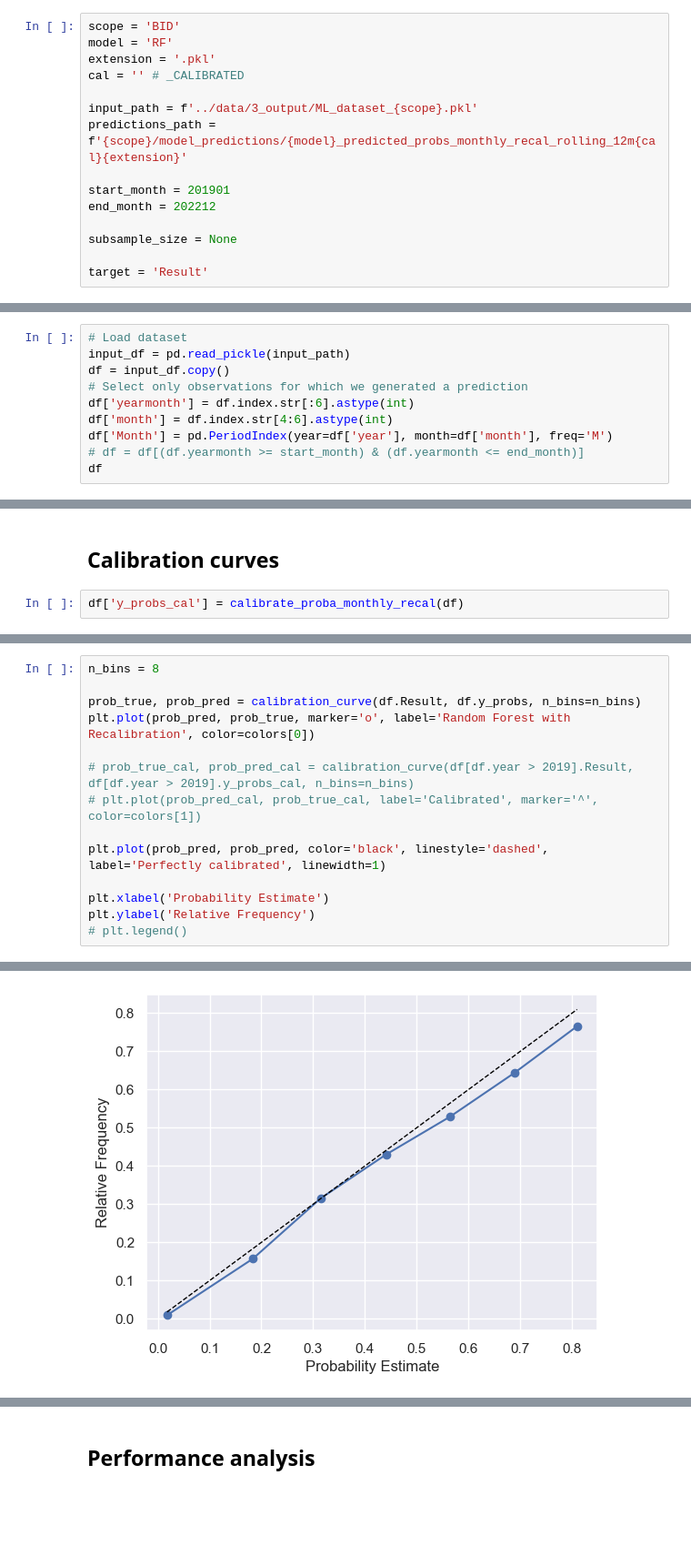
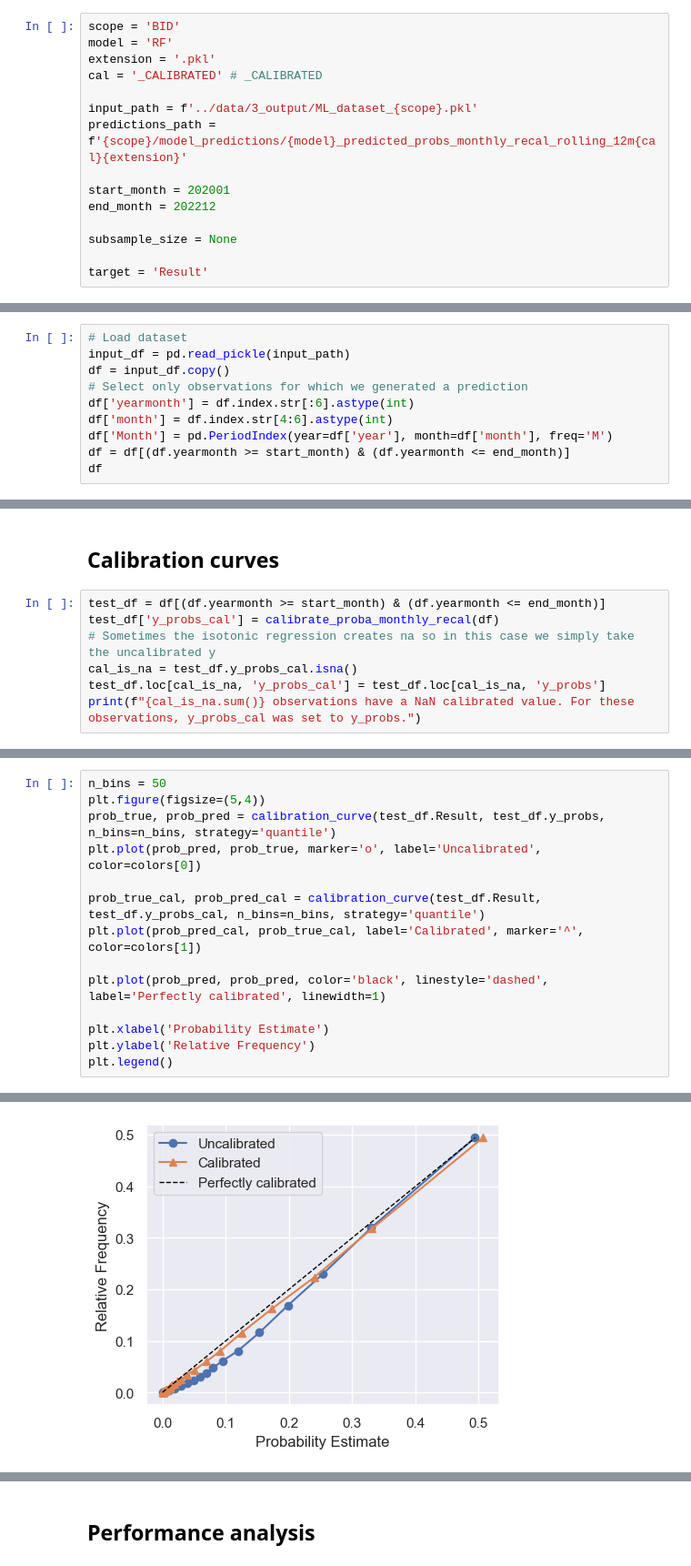
Before and after one commit to gkchln/asm_forecast, a Jupyter notebook: modeling/ModelPerformanceAnalysis.ipynb, the cells around one changed output, grey strips where cells are left out. Shown at 91% size. Drawn from its saved outputs; the diff is of its cells as text; blank space fills up the shorter version.

Commit message:
- Fix the probability calibration and reliability diagrams for the updated models - Update the PR metrics time series plots

```diff
--- a/modeling/ModelPerformanceAnalysis.ipynb
+++ b/modeling/ModelPerformanceAnalysis.ipynb
@@ -31,12 +31,12 @@ from statsmodels.tsa.stattools import adfuller
 scope = 'BID'
 model = 'RF'
 extension = '.pkl'
-cal = '' # _CALIBRATED
+cal = '_CALIBRATED' # _CALIBRATED
 
 input_path = f'../data/3_output/ML_dataset_{scope}.pkl'
 predictions_path = f'{scope}/model_predictions/{model}_predicted_probs_monthly_recal_rolling_12m{cal}{extension}'
 
-start_month = 201901
+start_month = 202001
 end_month = 202212
 
 subsample_size = None
@@ -159,7 +159,7 @@ df = input_df.copy()
 df['yearmonth'] = df.index.str[:6].astype(int)
 df['month'] = df.index.str[4:6].astype(int)
 df['Month'] = pd.PeriodIndex(year=df['year'], month=df['month'], freq='M')
-# df = df[(df.yearmonth >= start_month) & (df.yearmonth <= end_month)]
+df = df[(df.yearmonth >= start_month) & (df.yearmonth <= end_month)]
 df
 # %% [output]
 |  | hour | date | year | unit | scope | SC_PC1 | SC_PC2 | IN_PC1 | IN_PC2 | CT_PC1 | ... | ... |
@@ -198,4 +198,9 @@ print(len(df))
 # %% [markdown]
 ## Calibration curves
-# %%
-df['y_probs_cal'] = calibrate_proba_monthly_recal(df)
+# %%
+test_df = df[(df.yearmonth >= start_month) & (df.yearmonth <= end_month)]
+test_df['y_probs_cal'] = calibrate_proba_monthly_recal(df)
+# Sometimes the isotonic regression creates na so in this case we simply take the uncalibrated y
+cal_is_na = test_df.y_probs_cal.isna()
+test_df.loc[cal_is_na, 'y_probs_cal'] = test_df.loc[cal_is_na, 'y_probs']
+print(f"{cal_is_na.sum()} observations have a NaN calibrated value. For these observations, y_probs_cal was set to y_probs.")
@@ -202,15 +209,15 @@ df['y_probs_cal'] = calibrate_proba_monthly_recal(df)
 # %%
-n_bins = 8
+n_bins = 50
+plt.figure(figsize=(5,4))
+prob_true, prob_pred = calibration_curve(test_df.Result, test_df.y_probs, n_bins=n_bins, strategy='quantile')
+plt.plot(prob_pred, prob_true, marker='o', label='Uncalibrated', color=colors[0])
 
-prob_true, prob_pred = calibration_curve(df.Result, df.y_probs, n_bins=n_bins)
-plt.plot(prob_pred, prob_true, marker='o', label='Random Forest with Recalibration', color=colors[0])
-
-# prob_true_cal, prob_pred_cal = calibration_curve(df[df.year > 2019].Result, df[df.year > 2019].y_probs_cal, n_bins=n_bins)
-# plt.plot(prob_pred_cal, prob_true_cal, label='Calibrated', marker='^', color=colors[1])
+prob_true_cal, prob_pred_cal = calibration_curve(test_df.Result, test_df.y_probs_cal, n_bins=n_bins, strategy='quantile')
+plt.plot(prob_pred_cal, prob_true_cal, label='Calibrated', marker='^', color=colors[1])
 
 plt.plot(prob_pred, prob_pred, color='black', linestyle='dashed', label='Perfectly calibrated', linewidth=1)
 
 plt.xlabel('Probability Estimate')
 plt.ylabel('Relative Frequency')
-# plt.legend()
+plt.legend()
 # %% [output]
@@ -218 +225 @@ Text(0, 0.5, 'Relative Frequency')
-[figure, old version]
+[figure, new version]
```
Also changed, not shown: parts of 21 cells of this notebook.
